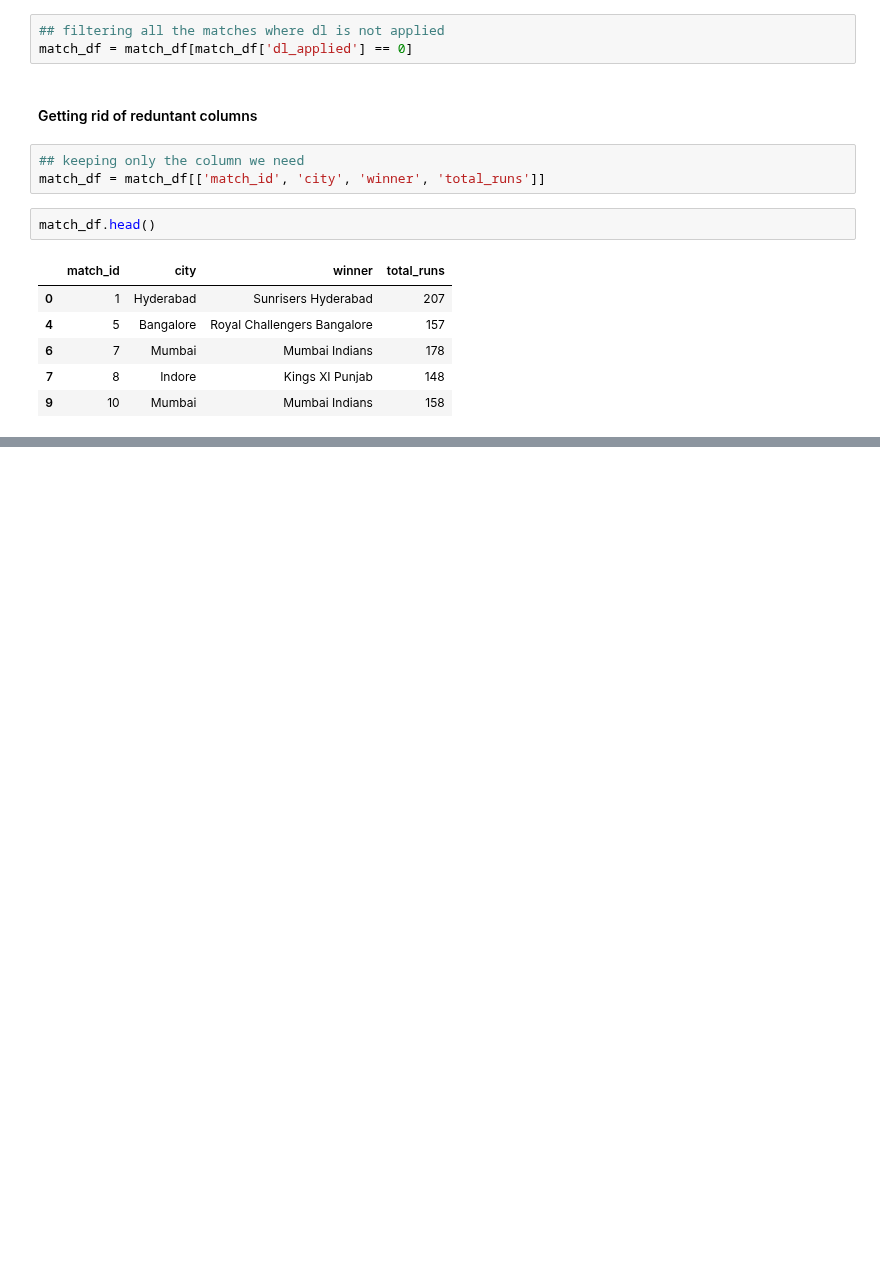
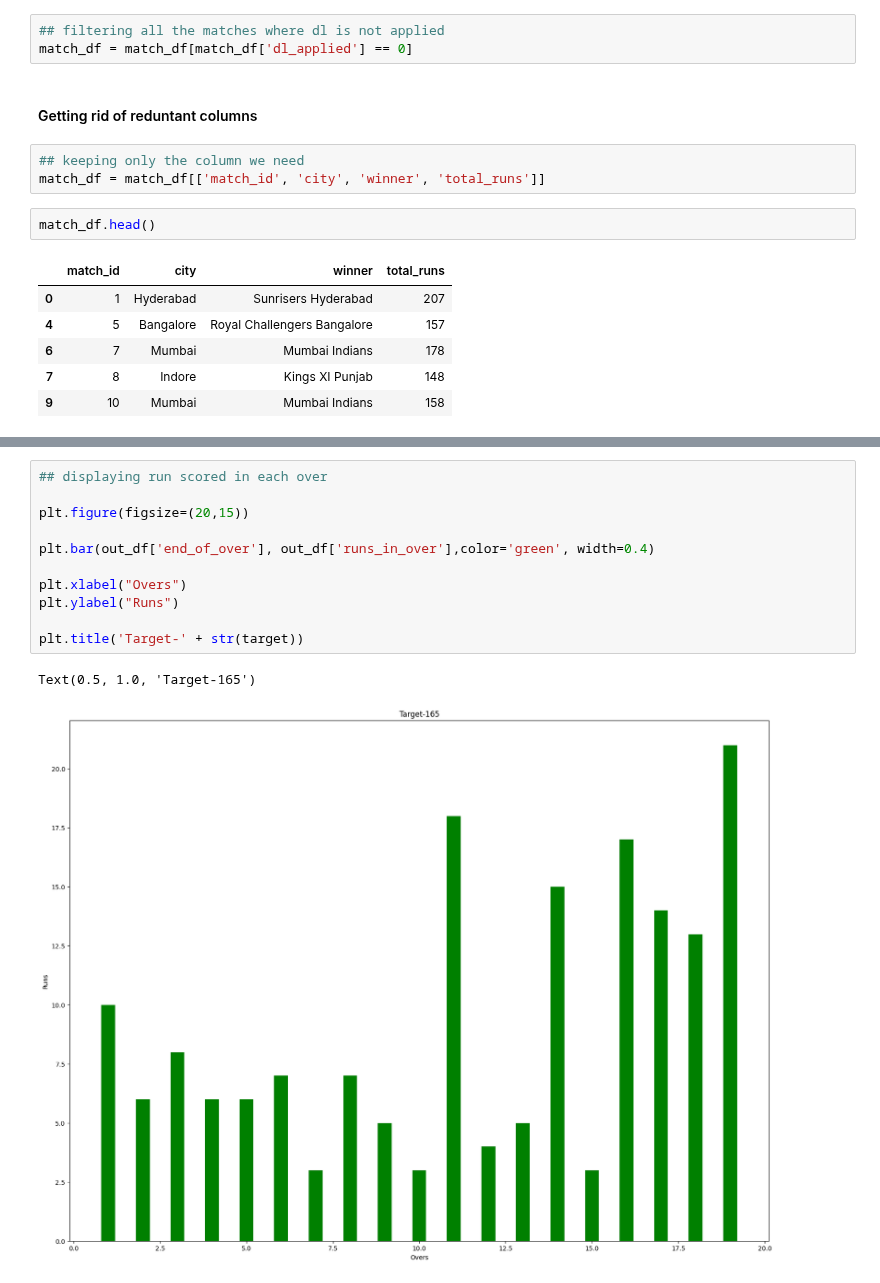
Before and after one commit to Mohwit/Ipl_chasing_team_win_predictor, a Jupyter notebook: iplMatchPredictor.ipynb, the cells around one changed output, grey strips where cells are left out. Cells and saved outputs as stored; diff of their text form; blank space fills up the shorter version.

```diff
--- a/iplMatchPredictor.ipynb
+++ b/iplMatchPredictor.ipynb
@@ -238,0 +613,14 @@ match_df.head()
+# %%
+## displaying run scored in each over
+
+plt.figure(figsize=(20,15))
+
+plt.bar(out_df['end_of_over'], out_df['runs_in_over'],color='green', width=0.4)
+
+plt.xlabel("Overs")
+plt.ylabel("Runs")
+
+plt.title('Target-' + str(target))
+# %% [output]
+Text(0.5, 1.0, 'Target-165')
+[figure, added]
```
Also changed, not shown: parts of 45 cells of this notebook.
